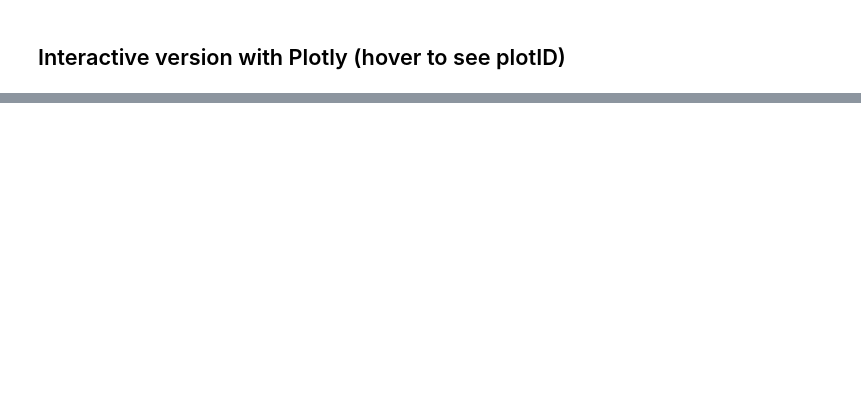
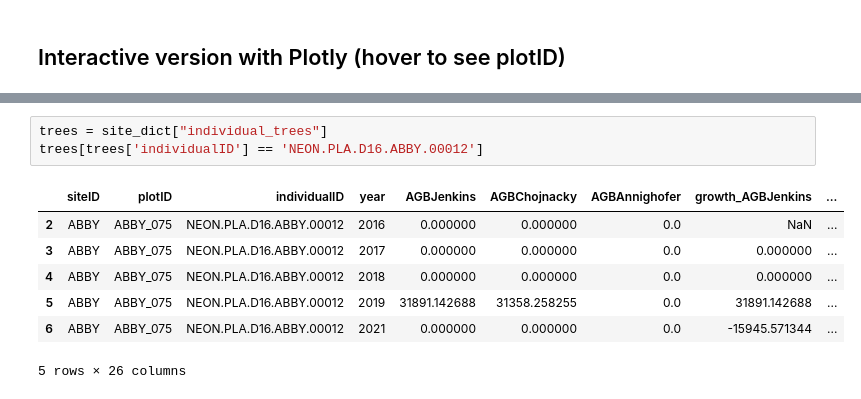
Before and after one commit to sibley/neon-agbd, a Jupyter notebook: new_notebooks/plot_results.ipynb, the cells around one changed output, grey strips where cells are left out. Drawn from its saved outputs; the diff is of its cells as text; blank space fills up the shorter version.

```diff
--- a/new_notebooks/plot_results.ipynb
+++ b/new_notebooks/plot_results.ipynb
@@ -163,3 +202,14 @@ Interactive plot created for site DELA!
 
 Hover over points to see details.
 You can also: zoom, pan, select regions, and toggle plot visibility by clicking legend items.
+# %%
+trees = site_dict["individual_trees"]
+trees[trees['individualID'] == 'NEON.PLA.D16.ABBY.00012']
+# %% [output]
+|  | siteID | plotID | individualID | year | AGBJenkins | AGBChojnacky | AGBAnnighofer | growth_AGBJenkins | ... |
+| 2 | ABBY | ABBY_075 | NEON.PLA.D16.ABBY.00012 | 2016 | 0.000000 | 0.000000 | 0.0 | NaN | ... |
+| 3 | ABBY | ABBY_075 | NEON.PLA.D16.ABBY.00012 | 2017 | 0.000000 | 0.000000 | 0.0 | 0.000000 | ... |
+| 4 | ABBY | ABBY_075 | NEON.PLA.D16.ABBY.00012 | 2018 | 0.000000 | 0.000000 | 0.0 | 0.000000 | ... |
+| 5 | ABBY | ABBY_075 | NEON.PLA.D16.ABBY.00012 | 2019 | 31891.142688 | 31358.258255 | 0.0 | 31891.142688 | ... |
+| 6 | ABBY | ABBY_075 | NEON.PLA.D16.ABBY.00012 | 2021 | 0.000000 | 0.000000 | 0.0 | -15945.571344 | ... |
+5 rows × 26 columns
```
Also changed, not shown: parts of 3 cells of this notebook, 23 other files.
